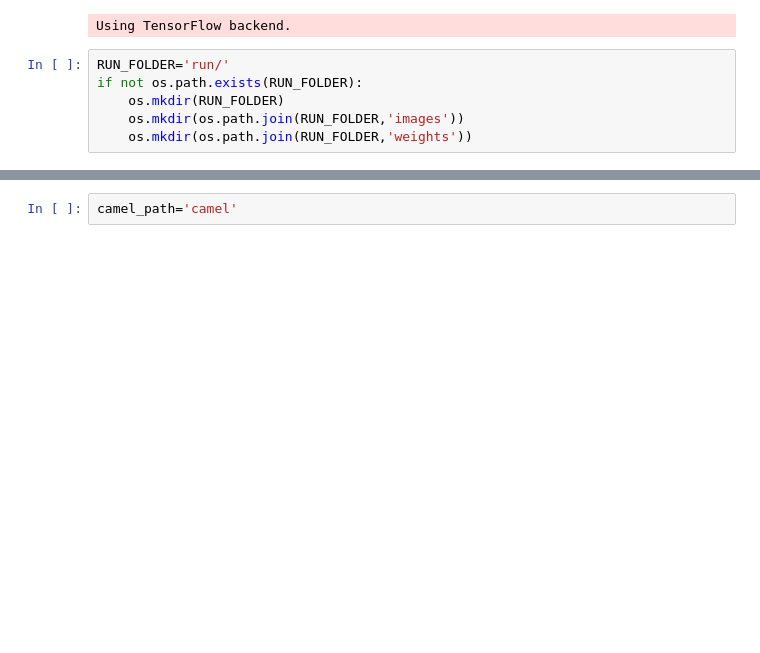
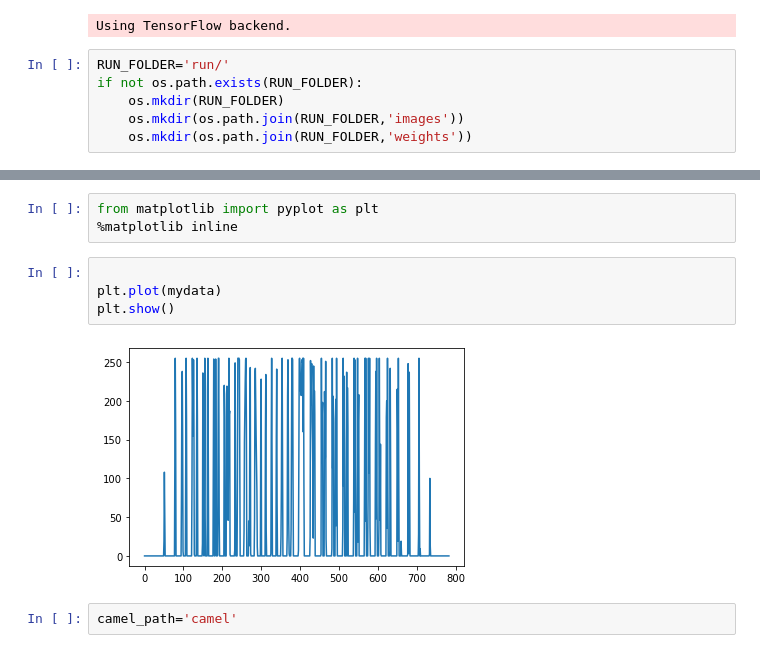
Before and after one commit to Legnica1241/tensorflow, a Jupyter notebook: Basic GAN/main.ipynb, the cells around one changed output, grey strips where cells are left out. Cells and saved outputs as stored; diff of their text form; blank space fills up the shorter version.

```diff
--- a/Basic GAN/main.ipynb
+++ b/Basic GAN/main.ipynb
@@ -14,3 +40,12 @@ if not os.path.exists(RUN_FOLDER):
+# %%
+from matplotlib import pyplot as plt
+%matplotlib inline
+# %%
+
+plt.plot(mydata)
+plt.show()
+# %% [output]
+[figure, added]
 # %%
 camel_path='camel'
 # %%
```
Also changed, not shown: parts of 6 cells of this notebook.
